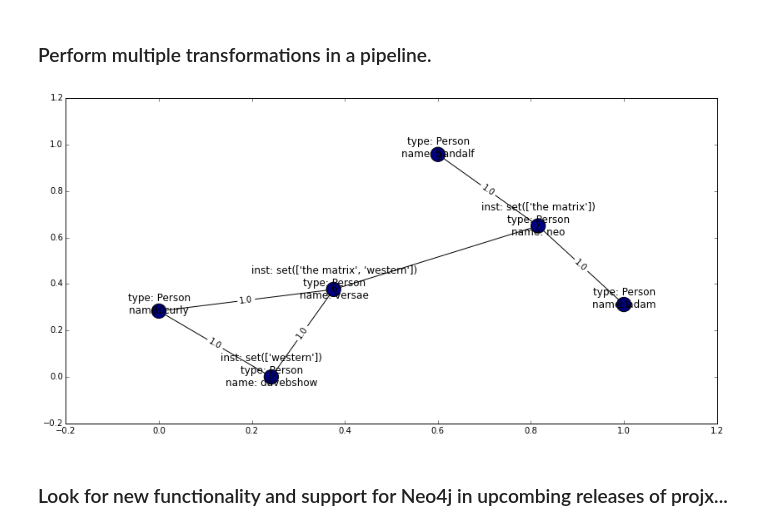
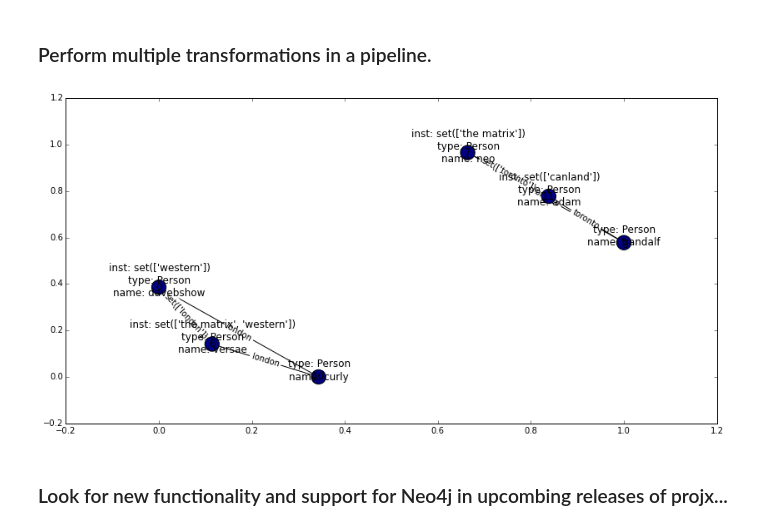
Before and after one commit to davebshow/projx, a Jupyter notebook: projx_demo.ipynb, the cells around one changed output. Saved outputs shown, nothing was run; the diff lists cells and outputs as text; code cells hidden in the pictures.

```diff
--- a/projx_demo.ipynb
+++ b/projx_demo.ipynb
@@ -388,7 +388,7 @@ multi_transform_etl = {
                     "alias": ["i"]
                 },
                 "method": {
-                    "none": {
+                    "attrs": {
                         "over": {}
                     }
                 },
@@ -424,35 +424,36 @@ multi_transform_etl = {
                     ]
                 },
                 "method": {
                     "jaccard": {
                         "over": [
                             "City"
                         ]
                     }
                 },
                 "pattern": [
                     {
                         "node": {
                             "alias": "p1"
                         }
                     },
                     {
                         "edge": {}
                     },
                     {
                         "node": {
                             "alias": "p2"
                         }
                     }
                 ],
-                "set": []
+                "as": "e",
+                "set": [{"alias": "e", "key": "city", "value_lookup": "c.name"}]
             }
         }
     ]
 }
 subgraph = px.execute_etl(multi_transform_etl, g)
-px.draw_simple_graph(subgraph, label_attrs=["name", "type", "inst"])
+px.draw_simple_graph(subgraph, label_attrs=["name", "type", "inst"], edge_label_attr="city")
 # %% [output]
-[figure, old version]
+[figure, new version]
 # %% [markdown]
 ### Look for new functionality and support for Neo4j in upcombing releases of projx...
```
Also changed, not shown: parts of 19 cells of this notebook, 7 other files.
